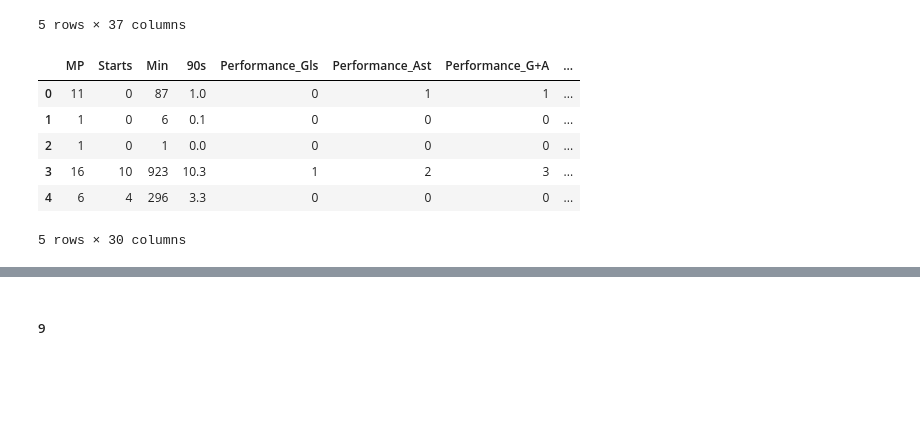
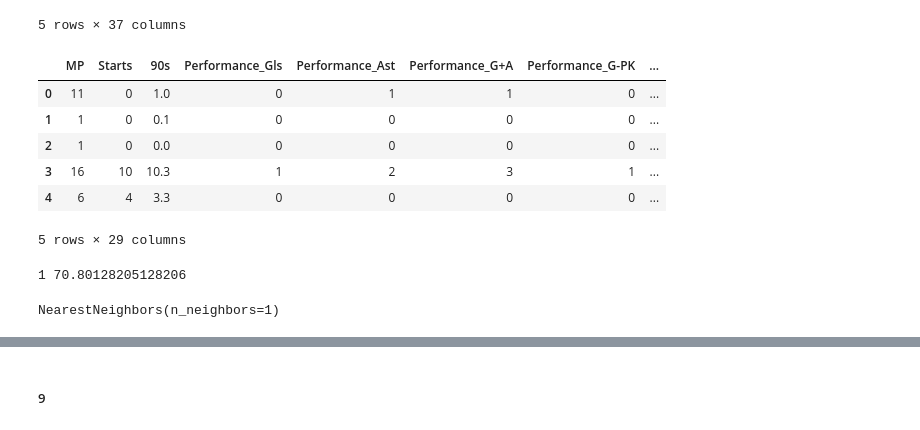
Before and after one commit to maubosc/tp_footballanalytics, a Jupyter notebook: TP_2.ipynb, the cells around one changed output, grey strips where cells are left out. Saved outputs shown, nothing was run; the diff lists cells and outputs as text; code cells hidden in the pictures; blank space fills up the shorter version.

```diff
--- a/TP_2.ipynb
+++ b/TP_2.ipynb
@@ -285,17 +285,17 @@ sl.head()
 # %%
 indice_ast = df.columns.get_loc('MP') - 1
 
-data_num_sl = sl.iloc[:,indice_ast:]
+data_num_sl = sl.iloc[:,indice_ast:].drop(columns = 'Min')
 
 data_num_sl.head()
 # %% [output]
-|  | MP | Starts | Min | 90s | Performance_Gls | Performance_Ast | Performance_G+A | ... |
-| 0 | 11 | 0 | 87 | 1.0 | 0 | 1 | 1 | ... |
-| 1 | 1 | 0 | 6 | 0.1 | 0 | 0 | 0 | ... |
-| 2 | 1 | 0 | 1 | 0.0 | 0 | 0 | 0 | ... |
-| 3 | 16 | 10 | 923 | 10.3 | 1 | 2 | 3 | ... |
-| 4 | 6 | 4 | 296 | 3.3 | 0 | 0 | 0 | ... |
+|  | MP | Starts | 90s | Performance_Gls | Performance_Ast | Performance_G+A | Performance_G-PK | ... |
+| 0 | 11 | 0 | 1.0 | 0 | 1 | 1 | 0 | ... |
+| 1 | 1 | 0 | 0.1 | 0 | 0 | 0 | 0 | ... |
+| 2 | 1 | 0 | 0.0 | 0 | 0 | 0 | 0 | ... |
+| 3 | 16 | 10 | 10.3 | 1 | 2 | 3 | 1 | ... |
+| 4 | 6 | 4 | 3.3 | 0 | 0 | 0 | 0 | ... |
-5 rows × 30 columns
+5 rows × 29 columns
 # %%
 y_sl = data_num_sl['Pos_filt']
 X_sl = data_num_sl.drop('Pos_filt', axis=1)
@@ -302 +310,11 @@ X_sl = data_num_sl.drop('Pos_filt', axis=1)
+# %%
+k = np.argmax(precision) + 1
+print(k, np.max(precision))
+# %% [output]
+1 70.80128205128206
+# %%
+neighbors = NearestNeighbors(n_neighbors=k)
+neighbors.fit(X_sl_train)
+# %% [output]
+NearestNeighbors(n_neighbors=1)
 # %%
```
Also changed, not shown: parts of 16 cells of this notebook.
